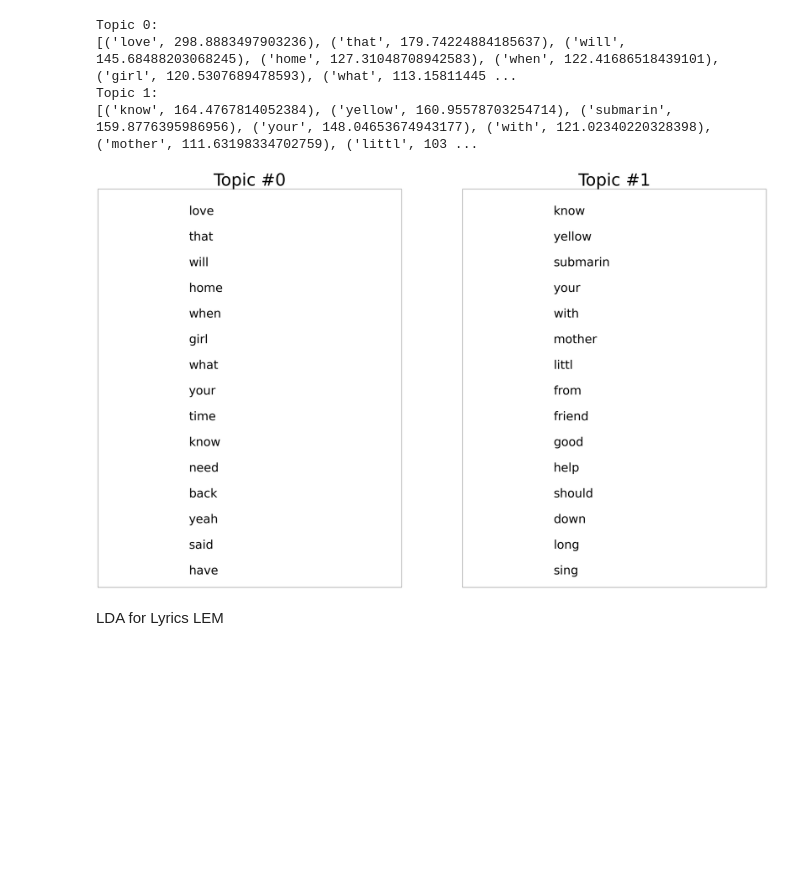
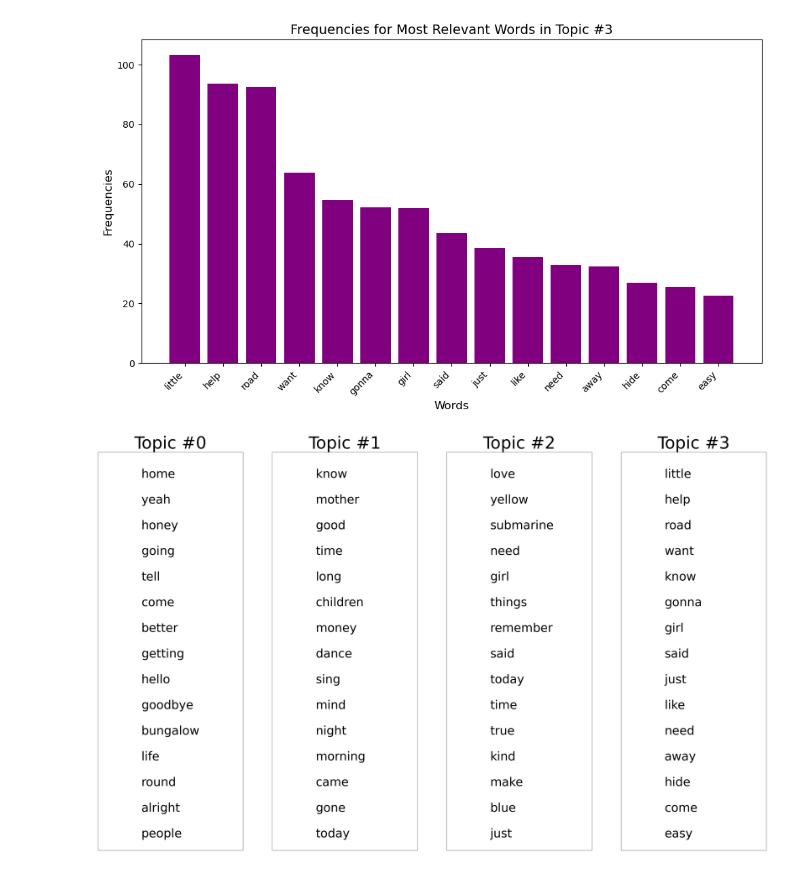
Before and after one commit to maedeetg/INFO5653_Project, a Jupyter notebook: LDA.ipynb, the cells around one changed output. Drawn from its saved outputs; the diff is of its cells as text; code cells hidden in the pictures; blank space fills up the shorter version.

```diff
--- a/LDA.ipynb
+++ b/LDA.ipynb
@@ -566,9 +304,0 @@ lyrics_df.to_csv("paul_john_lyrics_corpus_stem_count100.csv", index = True)
-# %%
-# Read in file
-lyrics = pd.read_csv("paul_john_lyrics_corpus_stem_count100.csv")
-
-# Get labels and change to numbers
-labels = lyrics['Label']
-
-# Remove labels
-lyrics_unlabeled = lyrics.drop("Label", axis = 1)
@@ -574,0 +307,16 @@ lyrics_unlabeled = lyrics.drop("Label", axis = 1)
+# %%
+########## LDA Topics Modeling ##########
+random.seed(1)
+num_topics = 4
+lda_model2 = LatentDirichletAllocation(n_components = num_topics, max_iter = 100, learning_method = 'online')
+
+lda_df2 = lda_model2.fit_transform(lyrics_unlabeled)
+
+def print_topics(model, vectorizer, top_n = 10):
+    for idx, topic in enumerate(model.components_):
+        print("Topic %d:" % (idx))
+        print([(vectorizer.get_feature_names_out()[i], topic[i])
+                    for i in topic.argsort()[:-top_n - 1:-1]])
+
+top_n = 15
+print_topics(lda_model2, my_vect2, top_n)
@@ -575,48 +402,42 @@ lyrics_unlabeled = lyrics.drop("Label", axis = 1)
+# %%
+# Create the bar chart
+plt.figure(figsize=(10, 6))
+plt.bar(words3, frequencies3, color='purple')
+
+# Add title and labels
+plt.title('Frequencies for Most Relevant Words in Topic #3', fontsize=14)
+plt.xlabel('Words', fontsize=12)
+plt.ylabel('Frequencies', fontsize=12)
+plt.xticks(rotation=45, ha='right')
+
+# Display the plot
+plt.tight_layout()
+plt.show()
+# %% [output]
+[figure, added]
 # %%
-########## LDA Topics Modeling ##########
-random.seed(1)
-num_topics = 2
-lda_model = LatentDirichletAllocation(n_components = num_topics, max_iter = 100, learning_method = 'online')
-
-lda_df = lda_model.fit_transform(lyrics_unlabeled)
-
-def print_topics(model, vectorizer, top_n = 10):
-    for idx, topic in enumerate(model.components_):
-        print("Topic %d:" % (idx))
-        print([(vectorizer.get_feature_names_out()[i], topic[i])
-                    for i in topic.argsort()[:-top_n - 1:-1]])
-
-top_n = 15
-print_topics(lda_model, my_vect, top_n)
-
 # Plot it!
 plt.figure(figsize=(50,30))
-word_topic = np.array(lda_model.components_)
+word_topic = np.array(lda_model2.components_)
 word_topic = word_topic.transpose()
 
 num_top_words = top_n
 ColumnNames = lyrics_unlabeled.columns.tolist()
 vocab_array = np.asarray(ColumnNames)
 
 for t in range(num_topics):
     plt.subplot(1, num_topics, t + 1)  # plot numbering starts with 1
     plt.ylim(0, num_top_words + 0.5)  # stretch the y-axis to accommodate the words
     plt.xticks([])  # remove x-axis markings ('ticks')
     plt.yticks([]) # remove y-axis markings ('ticks')
     plt.title('Topic #{}'.format(t), size = 70)
     top_words_idx = np.argsort(word_topic[:,t])[::-1]  # descending order
     top_words_idx = top_words_idx[:num_top_words]
     top_words = vocab_array[top_words_idx]
     top_words_shares = word_topic[top_words_idx, t]
     for i, (word, share) in enumerate(zip(top_words, top_words_shares)):
         plt.text(0.3, num_top_words-i -0.5, word, fontsize = 50)
 
 plt.show()
 # %% [output]
-Topic 0:
-[('love', 298.8883497903236), ('that', 179.74224884185637), ('will', 145.68488203068245), ('home', 127.31048708942583), ('when', 122.41686518439101), ('girl', 120.5307689478593), ('what', 113.15811445 ...
-Topic 1:
-[('know', 164.4767814052384), ('yellow', 160.95578703254714), ('submarin', 159.8776395986956), ('your', 148.04653674943177), ('with', 121.02340220328398), ('mother', 111.63198334702759), ('littl', 103 ...
-[figure, old version]
+[figure, new version]
-# %% [markdown]
-LDA for Lyrics LEM
```
Also changed, not shown: parts of 26 cells of this notebook, 10 other files.
